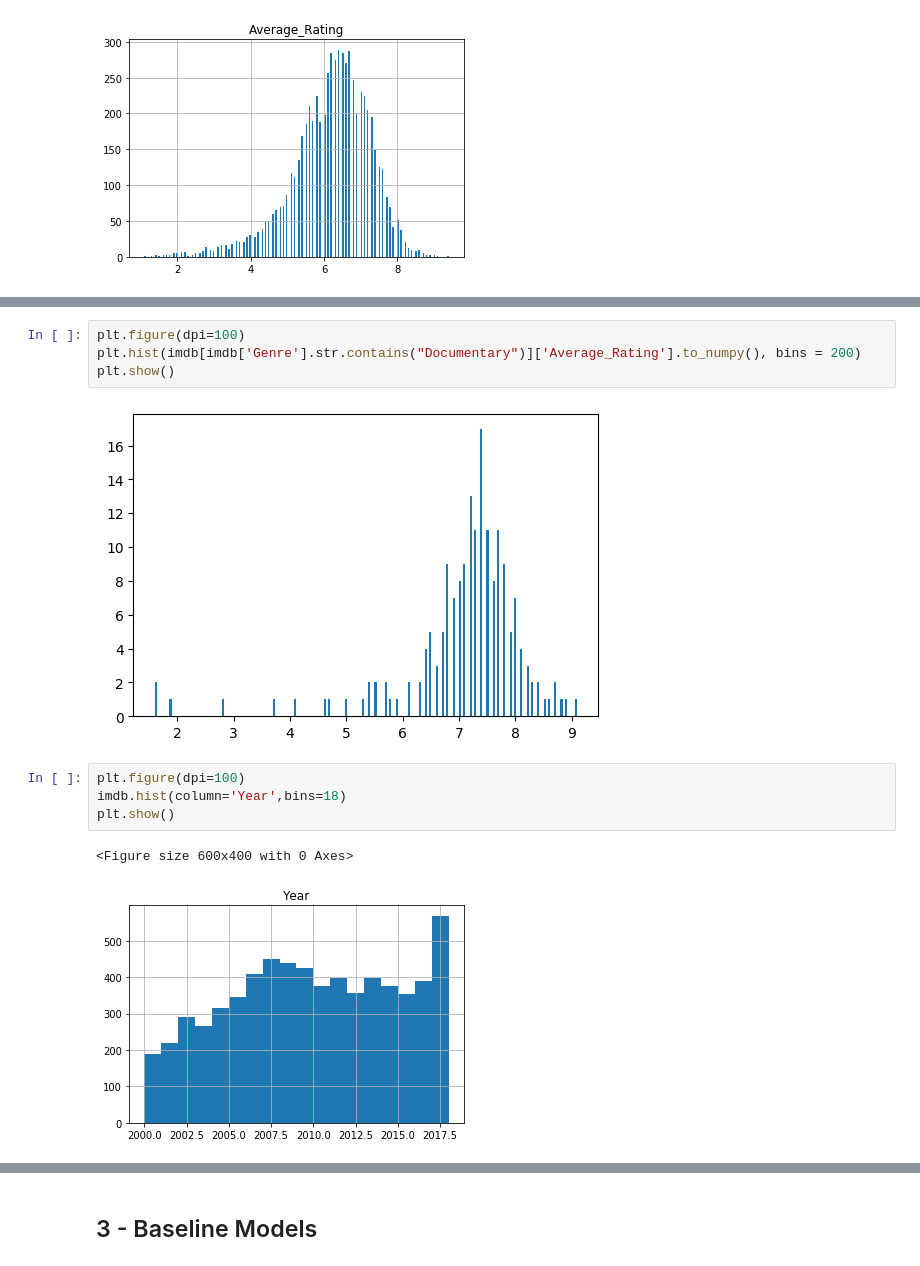
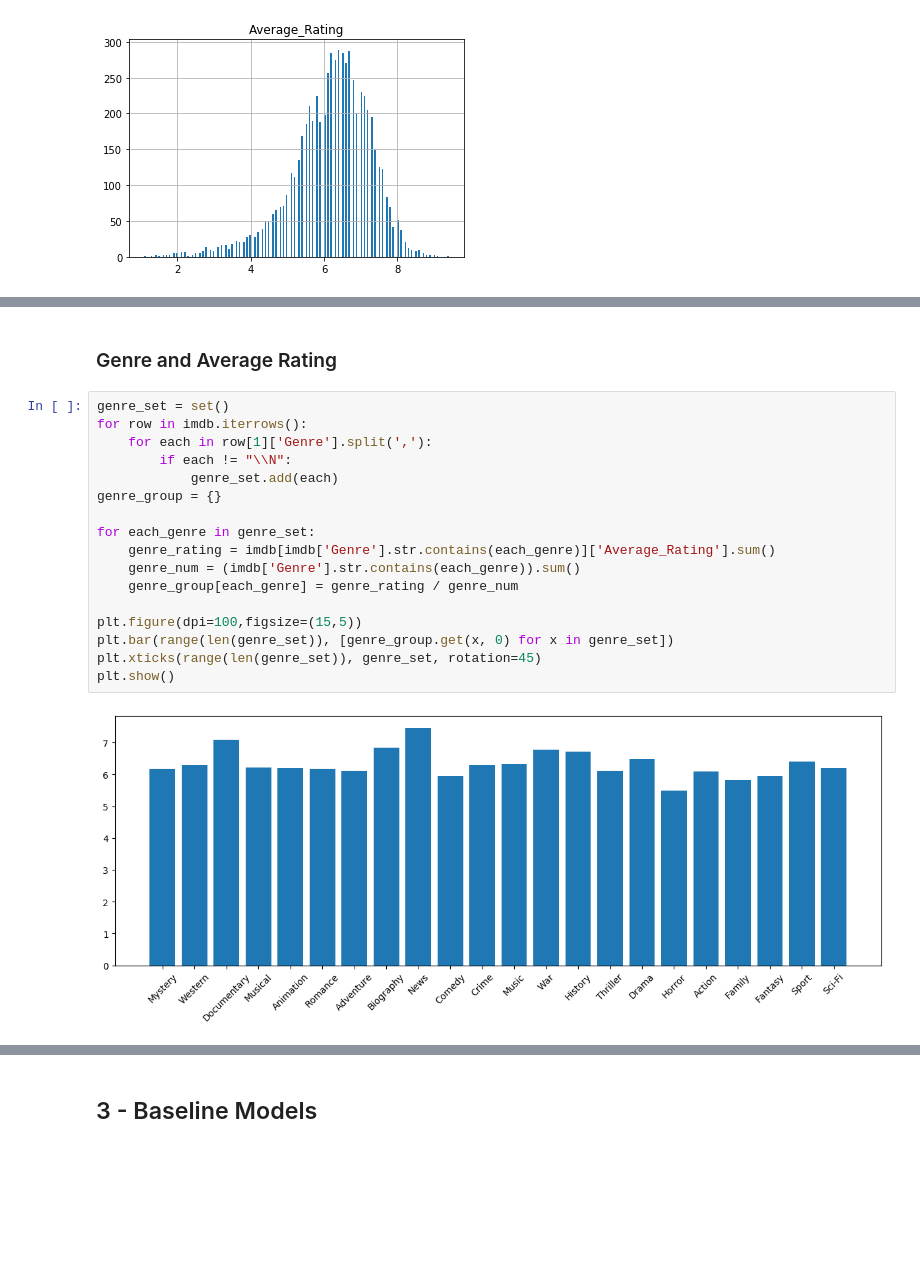
Before and after one commit to pupboss/CE7454-Project-Fall2019, a Jupyter notebook: notebook/notebook.ipynb, the cells around one changed output, grey strips where cells are left out. Saved outputs shown, nothing was run; the diff lists cells and outputs as text; blank space fills up the shorter version.

```diff
--- a/notebook/notebook.ipynb
+++ b/notebook/notebook.ipynb
@@ -92,14 +102,22 @@ plt.show()
 [figure]
-# %%
-plt.figure(dpi=100)
-plt.hist(imdb[imdb['Genre'].str.contains("Documentary")]['Average_Rating'].to_numpy(), bins = 200)
-plt.show()
-# %% [output]
-[figure, removed]
-# %%
-plt.figure(dpi=100)
-imdb.hist(column='Year',bins=18)
-plt.show()
-# %% [output]
-<Figure size 600x400 with 0 Axes>
-[figure, removed]
+# %% [markdown]
+### Genre and Average Rating
+# %%
+genre_set = set()
+for row in imdb.iterrows():
+    for each in row[1]['Genre'].split(','):
+        if each != "\\N":
+            genre_set.add(each)
+genre_group = {}
+
+for each_genre in genre_set:
+    genre_rating = imdb[imdb['Genre'].str.contains(each_genre)]['Average_Rating'].sum()
+    genre_num = (imdb['Genre'].str.contains(each_genre)).sum()
+    genre_group[each_genre] = genre_rating / genre_num
+
+plt.figure(dpi=100,figsize=(15,5))
+plt.bar(range(len(genre_set)), [genre_group.get(x, 0) for x in genre_set])
+plt.xticks(range(len(genre_set)), genre_set, rotation=45)
+plt.show()
+# %% [output]
+[figure, added]
```
Also changed, not shown: parts of 10 cells of this notebook, 6 other files.
